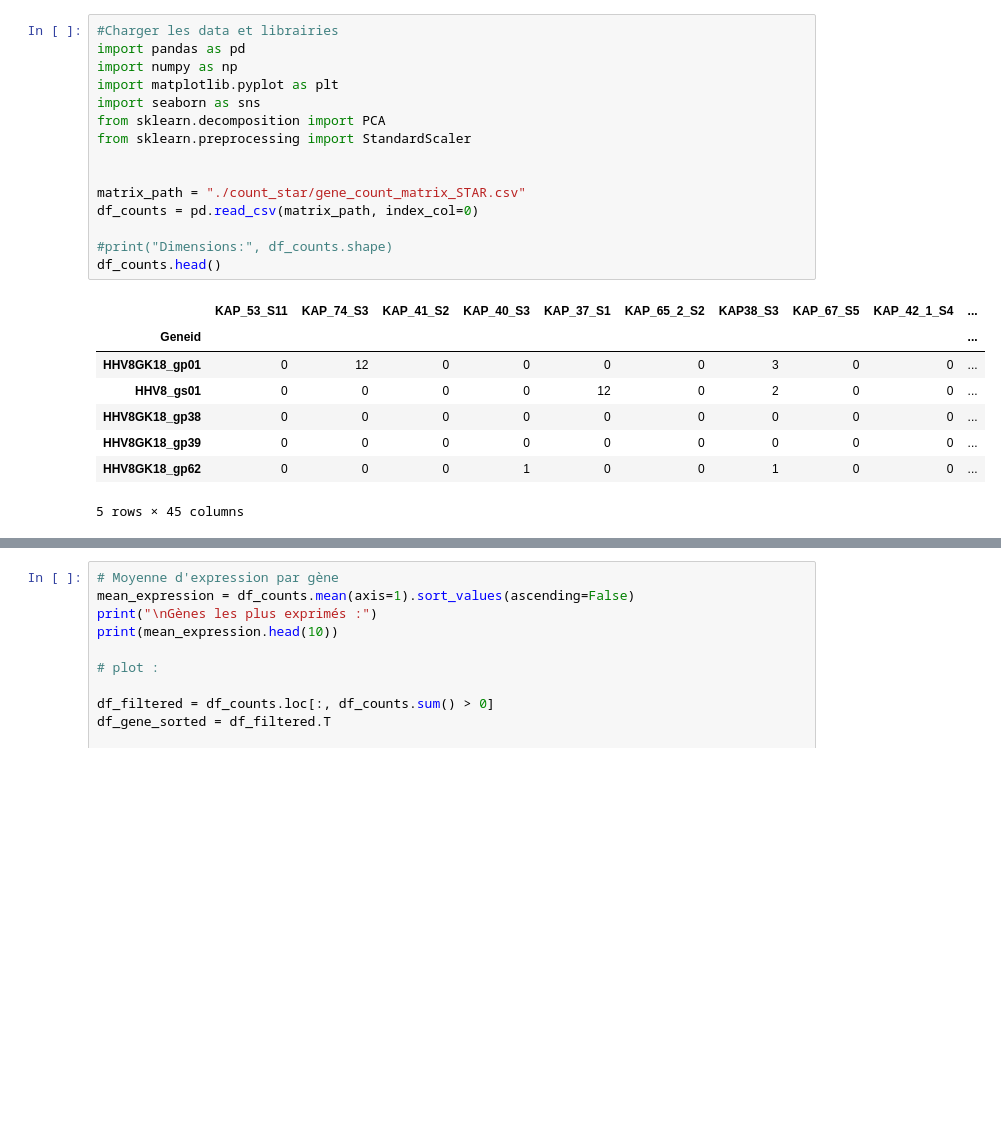
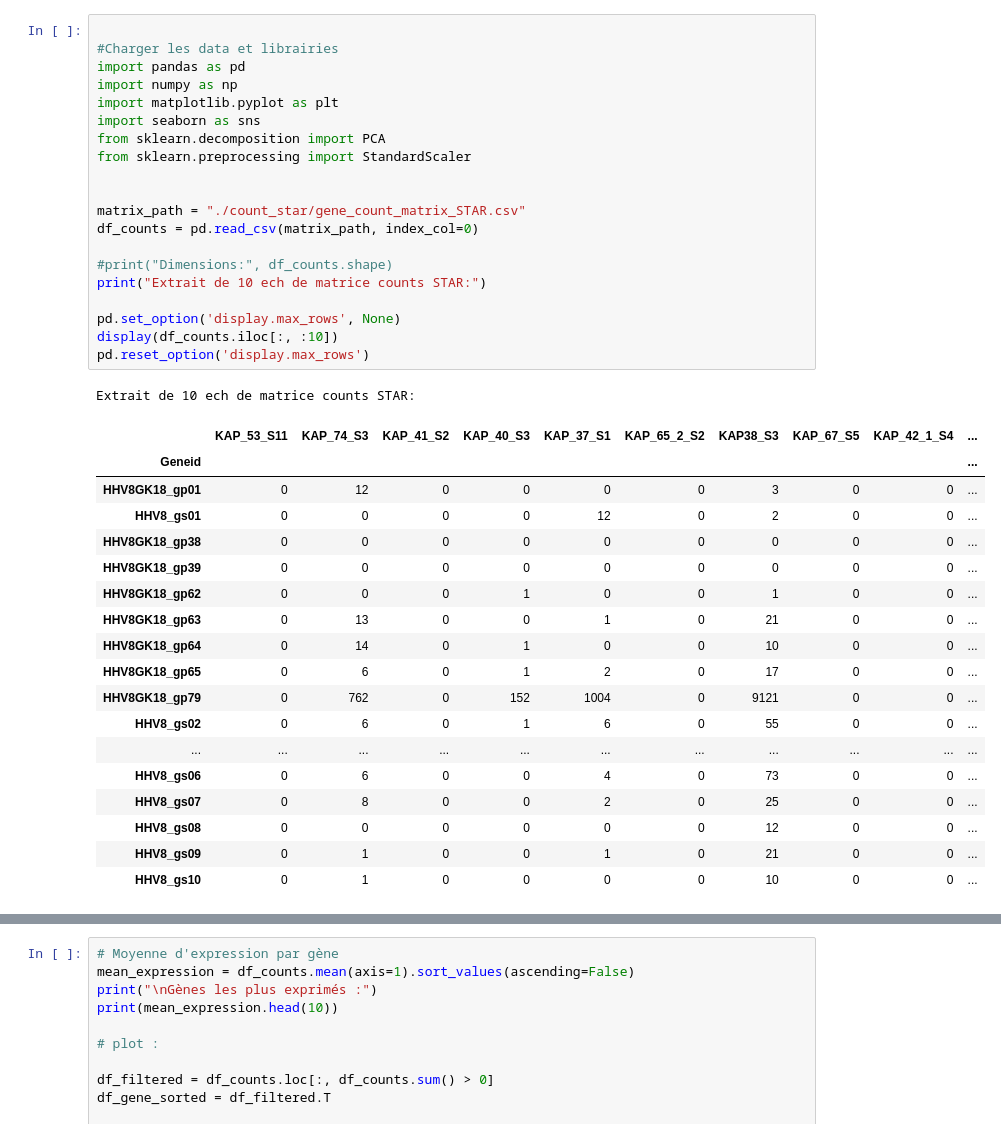
Before and after one commit to abdeljalil-senhaji/Project_HHV8, a Jupyter notebook: notebooks/differential_analysis_STAR.ipynb, the cells around one changed output, grey strips where cells are left out. Saved outputs shown, nothing was run; the diff lists cells and outputs as text; blank space fills up the shorter version.

```diff
--- a/notebooks/differential_analysis_STAR.ipynb
+++ b/notebooks/differential_analysis_STAR.ipynb
@@ -42,27 +43,43 @@ print(f"Matrice Done  : {output_matrix}")
 # %% [output]
 Matrice Done  : ./count_star/gene_count_matrix_STAR.csv
 # %%
+
 #Charger les data et librairies
 import pandas as pd
 import numpy as np
 import matplotlib.pyplot as plt
 import seaborn as sns
 from sklearn.decomposition import PCA
 from sklearn.preprocessing import StandardScaler
 
 
 matrix_path = "./count_star/gene_count_matrix_STAR.csv"
 df_counts = pd.read_csv(matrix_path, index_col=0)
 
 #print("Dimensions:", df_counts.shape)
-df_counts.head()
+print("Extrait de 10 ech de matrice counts STAR:")
+
+pd.set_option('display.max_rows', None)
+display(df_counts.iloc[:, :10])
+pd.reset_option('display.max_rows')
 # %% [output]
+Extrait de 10 ech de matrice counts STAR:
 |  | KAP_53_S11 | KAP_74_S3 | KAP_41_S2 | KAP_40_S3 | KAP_37_S1 | KAP_65_2_S2 | KAP38_S3 | KAP_67_S5 | KAP_42_1_S4 | ... |
 | Geneid |  |  |  |  |  |  |  |  |  | ... |
 | HHV8GK18_gp01 | 0 | 12 | 0 | 0 | 0 | 0 | 3 | 0 | 0 | ... |
 | HHV8_gs01 | 0 | 0 | 0 | 0 | 12 | 0 | 2 | 0 | 0 | ... |
 | HHV8GK18_gp38 | 0 | 0 | 0 | 0 | 0 | 0 | 0 | 0 | 0 | ... |
 | HHV8GK18_gp39 | 0 | 0 | 0 | 0 | 0 | 0 | 0 | 0 | 0 | ... |
 | HHV8GK18_gp62 | 0 | 0 | 0 | 1 | 0 | 0 | 1 | 0 | 0 | ... |
+| HHV8GK18_gp63 | 0 | 13 | 0 | 0 | 1 | 0 | 21 | 0 | 0 | ... |
+| HHV8GK18_gp64 | 0 | 14 | 0 | 1 | 0 | 0 | 10 | 0 | 0 | ... |
+| HHV8GK18_gp65 | 0 | 6 | 0 | 1 | 2 | 0 | 17 | 0 | 0 | ... |
+| HHV8GK18_gp79 | 0 | 762 | 0 | 152 | 1004 | 0 | 9121 | 0 | 0 | ... |
+| HHV8_gs02 | 0 | 6 | 0 | 1 | 6 | 0 | 55 | 0 | 0 | ... |
+| ... | ... | ... | ... | ... | ... | ... | ... | ... | ... | ... |
+| HHV8_gs06 | 0 | 6 | 0 | 0 | 4 | 0 | 73 | 0 | 0 | ... |
+| HHV8_gs07 | 0 | 8 | 0 | 0 | 2 | 0 | 25 | 0 | 0 | ... |
+| HHV8_gs08 | 0 | 0 | 0 | 0 | 0 | 0 | 12 | 0 | 0 | ... |
+| HHV8_gs09 | 0 | 1 | 0 | 0 | 1 | 0 | 21 | 0 | 0 | ... |
+| HHV8_gs10 | 0 | 1 | 0 | 0 | 0 | 0 | 10 | 0 | 0 | ... |
-5 rows × 45 columns
 # %%
```
Also changed, not shown: parts of 12 cells of this notebook, 2 other files.
